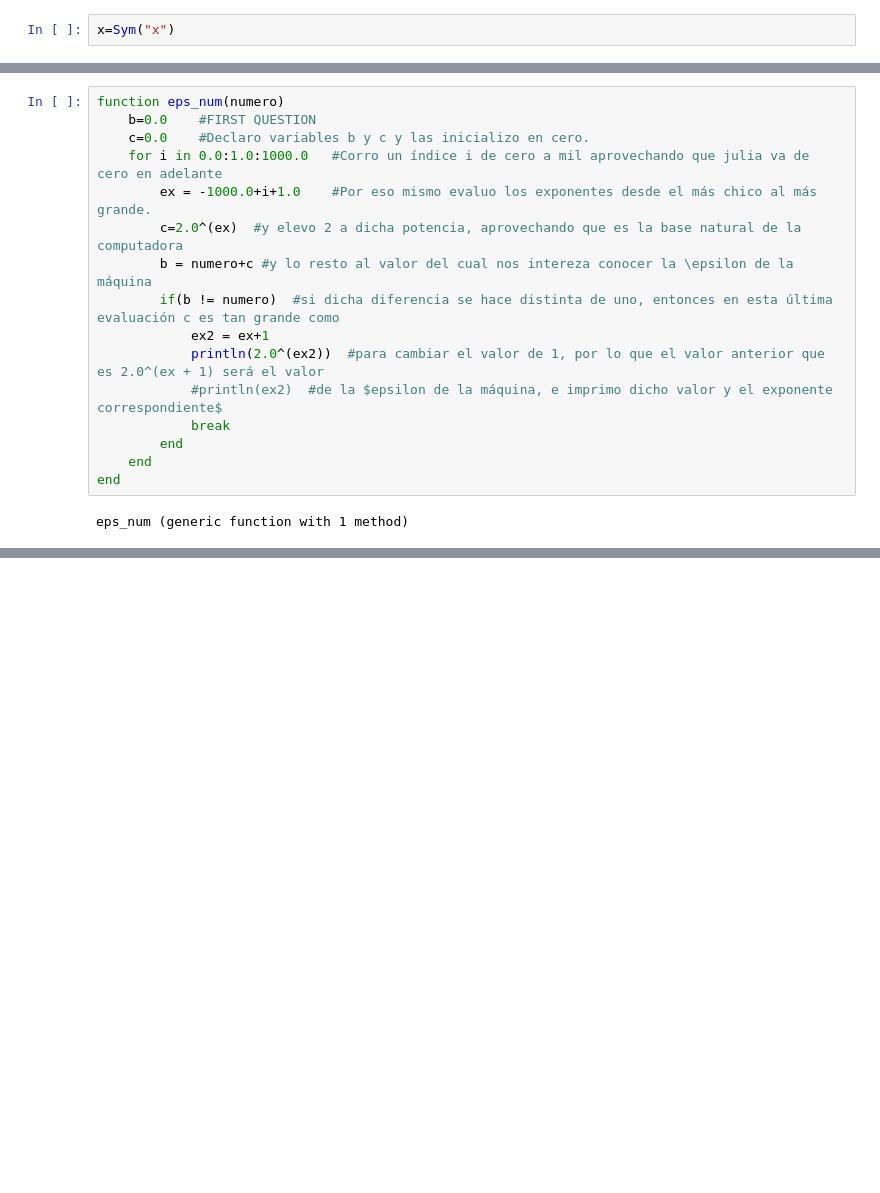
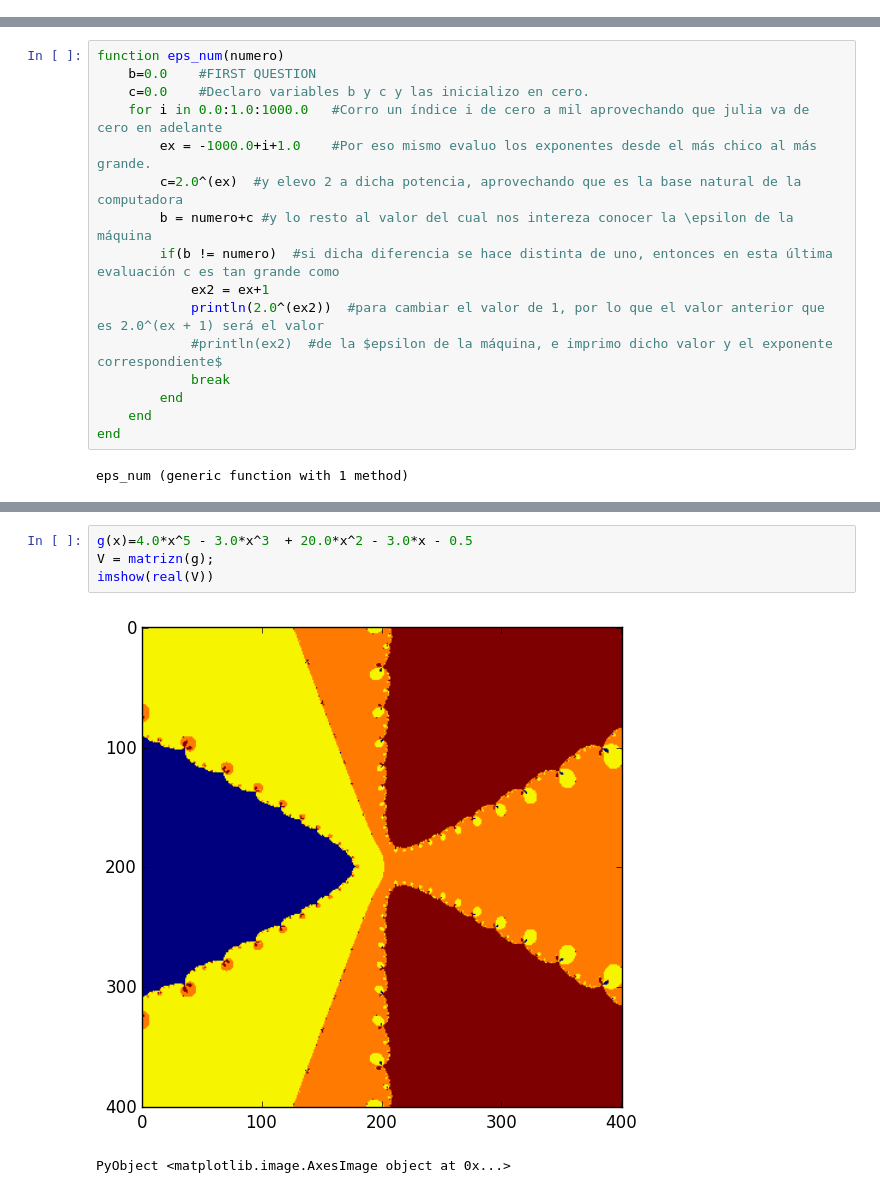
Before and after one commit to lbenet/2016-1_TemasSelectosFisComp, a Jupyter notebook: tareas/Ceboc/2-Ejercicios_AD.ipynb, the cells around one changed output, grey strips where cells are left out. Cells and saved outputs as stored; diff of their text form; blank space fills up the shorter version.

```diff
--- a/tareas/Ceboc/2-Ejercicios_AD.ipynb
+++ b/tareas/Ceboc/2-Ejercicios_AD.ipynb
@@ -400,2 +406,0 @@ f (generic function with 1 method)
-# %%
-x=Sym("x")
@@ -515,0 +510,7 @@ newtonnuevo(f,3.0)
+# %%
+g(x)=4.0*x^5 - 3.0*x^3  + 20.0*x^2 - 3.0*x - 0.5
+V = matrizn(g);
+imshow(real(V))
+# %% [output]
+[figure, added]
+PyObject <matplotlib.image.AxesImage object at 0x...>
```
Also changed, not shown: parts of 21 cells of this notebook.
